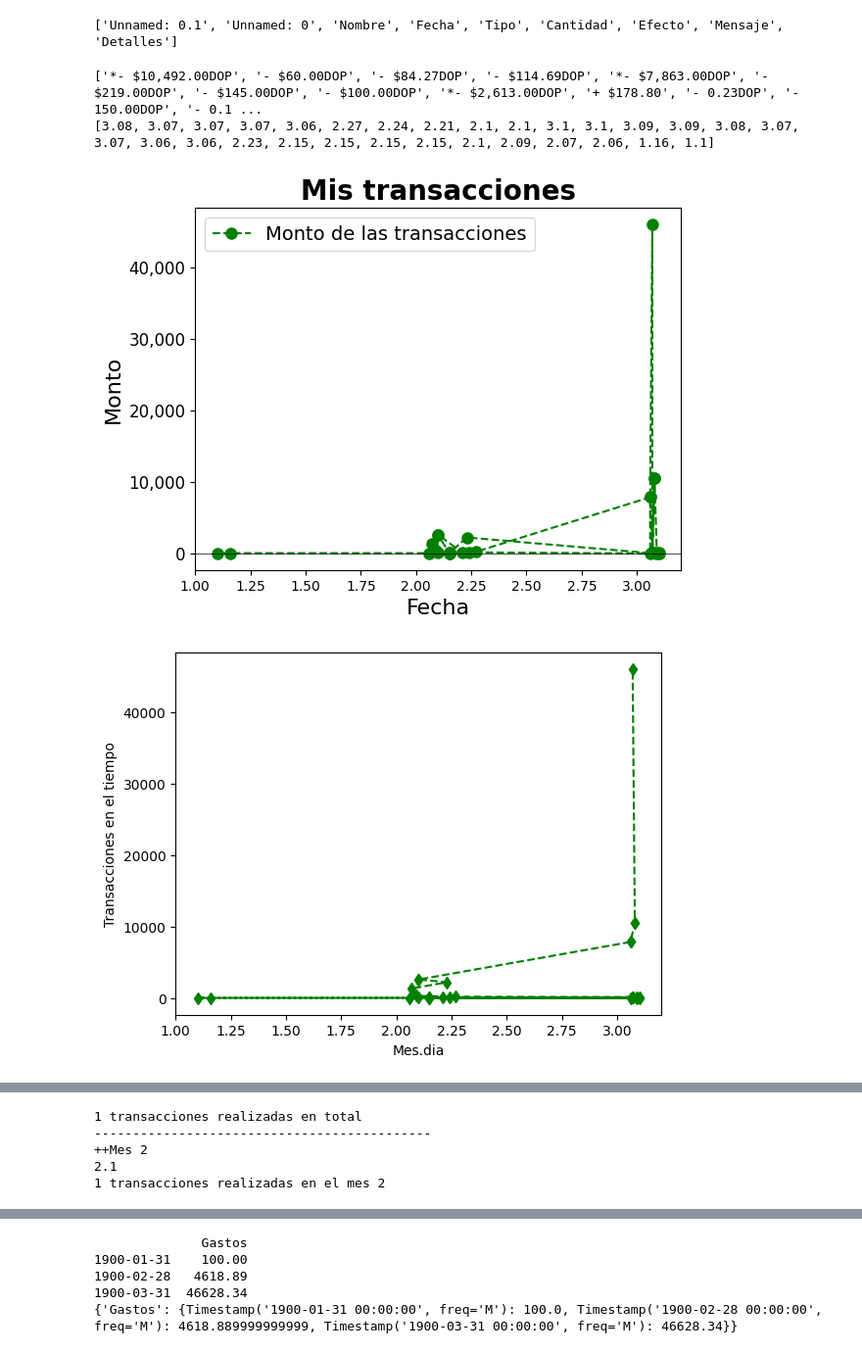
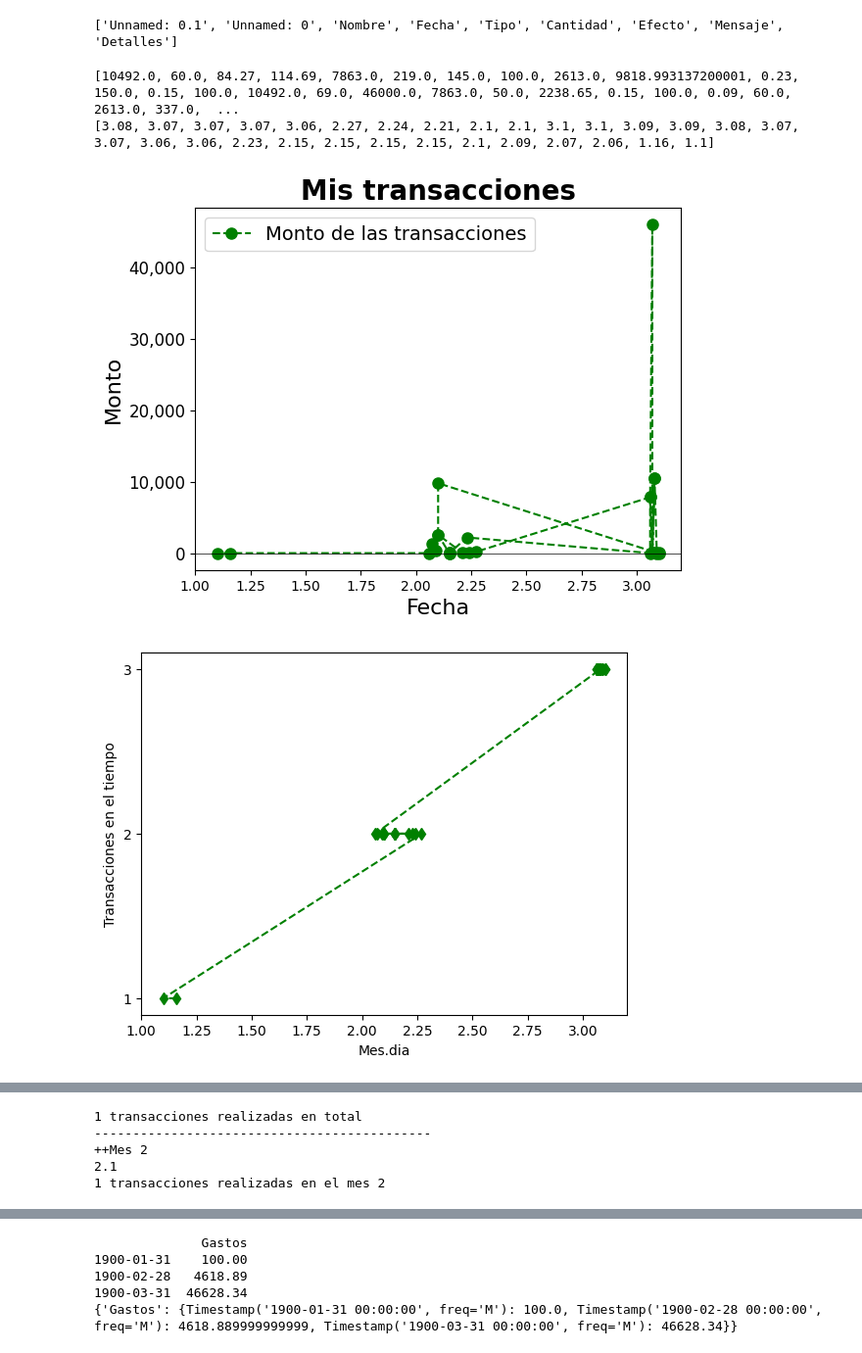
Before and after one commit to saulecast/finanzobot_0.1, a Jupyter notebook: primer_cuaderno.ipynb, the cells around one changed output, grey strips where cells are left out. Shown at 98% size. Drawn from its saved outputs; the diff is of its cells as text; code cells hidden in the pictures.

Commit message:
Arreglé in error importantísimo con las divisas.
No estaba cambiando los valores de dolares a pesos,
pero ya lo hago y los datos cobraron sentido.

```diff
--- a/primer_cuaderno.ipynb
+++ b/primer_cuaderno.ipynb
@@ -250,6 +250,24 @@ df = pd.read_csv("todas_mis_transacciones.csv")
 print(df.columns.tolist())
 # %% [output]
 ['Unnamed: 0.1', 'Unnamed: 0', 'Nombre', 'Fecha', 'Tipo', 'Cantidad', 'Efecto', 'Mensaje', 'Detalles']
+# %%
+def usd_to_dop(usd_amount):
+    import requests
+
+    url = "https://api.apilayer.com/exchangerates_data/convert?to=DOP&from=USD&amount={0}".format(usd_amount)
+
+    payload = {}
+    headers= {
+    "apikey": "0sUHpvMtNUkjkp3FUU2ZenV3ZjUl8p0I"
+    }
+
+    response = requests.request("GET", url, headers=headers, data = payload)
+
+    status_code = response.status_code
+    data = response.json()
+    dop_amount = data["result"]
+
+    return dop_amount
 # %%
 #(0) Matplotlib
 
@@ -271,7 +289,7 @@ def print_details(amount, dates):
 
 def plot_details(amount, dates, titulo):
     # Convertir los valores de la lista "amount" a números (floats)
-    float_amount = [float(a.replace('$','').replace(',','').replace('DOP','').strip()[2:]) for a in amount]
+    float_amount = [a for a in amount]
 
     # Crear el gráfico
     fig, ax = plt.subplots()
@@ -298,9 +316,14 @@ def plot_details(amount, dates, titulo):
 
 
 #(1) Aquí preparo los datos
+exchange_rate = usd_to_dop(1)
 amount = []
 for transaction in df["Efecto"]:
-    amount.append(transaction[:])
+    if "DOP" not in transaction:
+        trans = float(transaction.replace('$', '').replace('+', '').replace(' ', '').replace(',', '').replace("*","").replace("-","")) * exchange_rate
+    else:
+        trans = float(transaction.replace('$', '').replace('+', '').replace(' ', '').replace(',', '').replace("*","").replace("-","").replace("DOP",""))
+    amount.append(trans)
 print(amount)
 dates = []
 for date in df["Fecha"]:
@@ -319,53 +342,63 @@ plot_details(amount, dates, 'Mis transacciones')
 data = list(zip(dates, amount))
 
 # ordena la lista por el valor de la transacción
-sorted_data = sorted(data, key=lambda x: float(x[1].replace('$', '').replace(',', '').replace('DOP', '')[2:]))
+sorted_data = sorted(data, key=lambda x: str(x)[1])
 
 # separa la lista en dos listas distintas de fechas y transacciones
 sorted_dates = [x[0] for x in sorted_data]
-sorted_amount = [float(x[1].replace('$', '').replace(',', '').replace('DOP', '')[2:]) for x in sorted_data]
+sorted_amount = [str(x)[1] for x in sorted_data]
 
 # crea el plot con las transacciones ordenadas
 plot1 = plt.subplot()
 plot1.plot(sorted_dates, sorted_amount, 'g--d')
 # plot1.invert_yaxis()
 plt.ylabel('Transacciones en el tiempo')
 plt.xlabel('Mes.dia')
 plt.show()
 
 #(3) detalles
 print_details(amount, dates)
 
 ###########
 
 #(2) Plot de ganancias en el tiempo
 earns = []
 earn_dates = []
-for index, trans in enumerate(amount):
-    if "+" in trans and not "*+" in trans:
+for index, transaction in enumerate(df["Efecto"]):
+    if "+" in transaction and not "*+" in transaction:
+        if "DOP" not in transaction:
+            trans = float(transaction.replace('$', '').replace('+', '').replace(' ', '').replace(',', '').replace("*","")) * exchange_rate
+        else:
+            trans = float(transaction.replace('$', '').replace('+', '').replace(' ', '').replace(',', '').replace("*","").replace("DOP",""))
+
         earns.append(trans)
         earn_dates.append(dates[index])
 
 plot_details(earns, earn_dates, 'Mis Ganancias')
 print_details(earns, earn_dates)
 
 
 ###########
 
 #(2) Plot de perdidas en el tiempo
-loses = []
-lose_dates = []
-for index, trans in enumerate(amount):
-    if "-" in trans and not "*-" in trans:
-        loses.append(trans)
-        lose_dates.append(dates[index])
-plot_details(loses, lose_dates, 'Mis Gastos')
-print_details(loses, lose_dates)
+losses = []
+loss_dates = []
+for index, transaction in enumerate(df["Efecto"]):
+    if "-" in transaction and not "*-" in transaction:
+        if "DOP" not in transaction:
+            trans = float(transaction.replace('$', '').replace('-', '').replace(' ', '').replace(',', '').replace("*","")) * exchange_rate
+        else:
+            trans = float(transaction.replace('$', '').replace('-', '').replace(' ', '').replace(',', '').replace("*","").replace("DOP",""))
+
+        losses.append(trans)
+        loss_dates.append(dates[index])
+plot_details(losses, loss_dates, 'Mis Gastos')
+print_details(losses, loss_dates)
 # %% [output]
-['*- $10,492.00DOP', '- $60.00DOP', '- $84.27DOP', '- $114.69DOP', '*- $7,863.00DOP', '- $219.00DOP', '- $145.00DOP', '- $100.00DOP', '*- $2,613.00DOP', '+ $178.80', '- 0.23DOP', '- 150.00DOP', '- 0.1 ...
+[10492.0, 60.0, 84.27, 114.69, 7863.0, 219.0, 145.0, 100.0, 2613.0, 9818.993137200001, 0.23, 150.0, 0.15, 100.0, 10492.0, 69.0, 46000.0, 7863.0, 50.0, 2238.65, 0.15, 100.0, 0.09, 60.0, 2613.0, 337.0,  ...
 [3.08, 3.07, 3.07, 3.07, 3.06, 2.27, 2.24, 2.21, 2.1, 2.1, 3.1, 3.1, 3.09, 3.09, 3.08, 3.07, 3.07, 3.06, 3.06, 2.23, 2.15, 2.15, 2.15, 2.15, 2.1, 2.09, 2.07, 2.06, 1.16, 1.1]
-[figure, old version]
+[figure, new version]
-[figure, old version]
+[figure, new version]
 30 transacciones realizadas en total
 --------------------------------------------
 ++Mes 1
```
Also changed, not shown: parts of 7 cells of this notebook.
